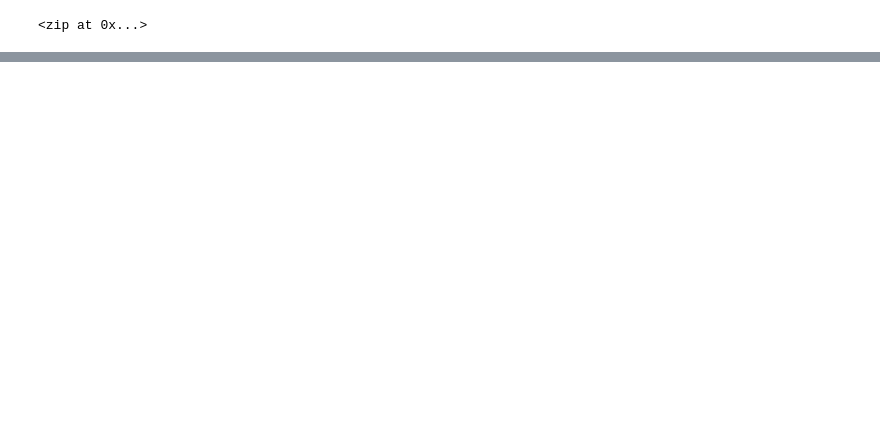
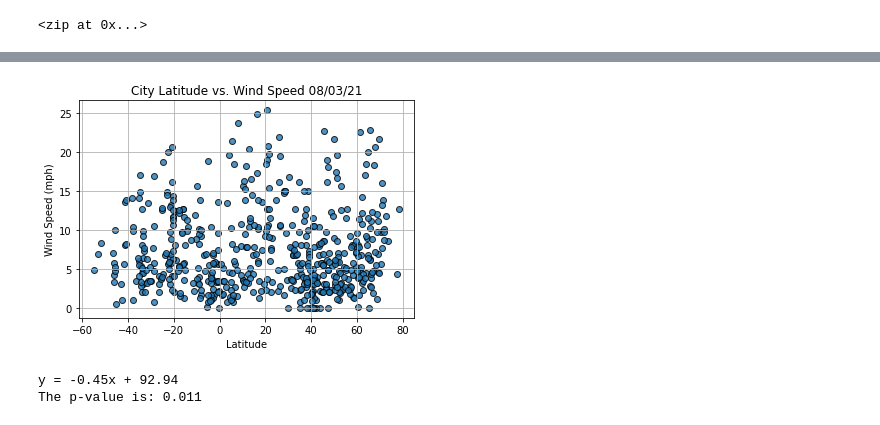
Before and after one commit to GaryG484/World_Weather_Analysis, a Jupyter notebook: WeatherPy.ipynb, the cells around one changed output, grey strips where cells are left out. Saved outputs shown, nothing was run; the diff lists cells and outputs as text; code cells hidden in the pictures; blank space fills up the shorter version.

```diff
--- a/WeatherPy.ipynb
+++ b/WeatherPy.ipynb
@@ -225,0 +292,18 @@ city_data_df.head()
+# %%
+# Build the scatter plots for latitude vs. wind speed.
+plt.scatter(lats,
+            wind_speed,
+            edgecolor="black", linewidths=1, marker="o",
+            alpha=0.8, label="Cities")
+
+# Incorporate the other graph properties.
+plt.title(f"City Latitude vs. Wind Speed "+ time.strftime("%x"))
+plt.ylabel("Wind Speed (mph)")
+plt.xlabel("Latitude")
+plt.grid(True)
+# Save the figure.
+plt.savefig("weather_data/Fig4.png")
+# Show plot.
+plt.show()
+# %% [output]
+[figure, added]
@@ -225,0 +317,28 @@ city_data_df.head()
+# %%
+# you can use the linregress function to calculate slope, y-intercept, correlation coefficient (r-value), p-value
+# and standard deviation
+
+# Perform linear regression.
+(slope, intercept, r_value, p_value, std_err) = linregress(lats, temps)
+# Get the equation of the line.
+line_eq = "y = " + str(round(slope,2)) + "x + " + str(round(intercept,2))
+print(line_eq)
+print(f"The p-value is: {p_value:.3f}")
+
+# Slope of the regression line as slope
+# y-intercept as intercept
+# Correlation coefficient as r_value
+# p-value as p_value
+# Standard error as std_err
+
+# In statistics, the p-value is used to determine significance of results. In most cases, data scientists like to use a
+# significance level of 0.05, which means:
+
+# A linear regression with a p-value > 0.05 is not statistically significant.
+
+# A linear regression with a p-value < 0.05 is statistically significant.
+
+# P-values can also be used to justify rejecting a null hypothesis.
+# %% [output]
+y = -0.45x + 92.94
+The p-value is: 0.011
```
Also changed, not shown: parts of 24 cells of this notebook, 6 other files.
